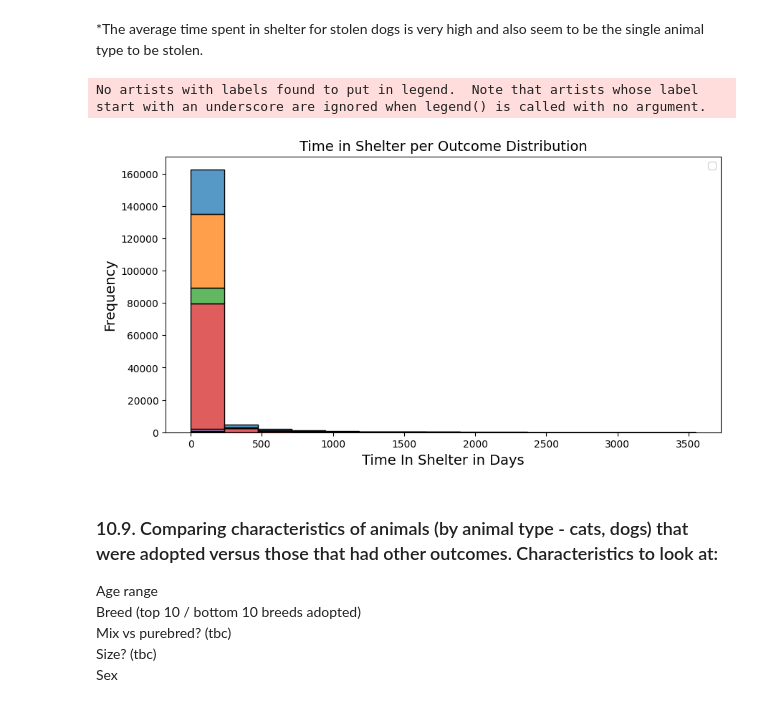
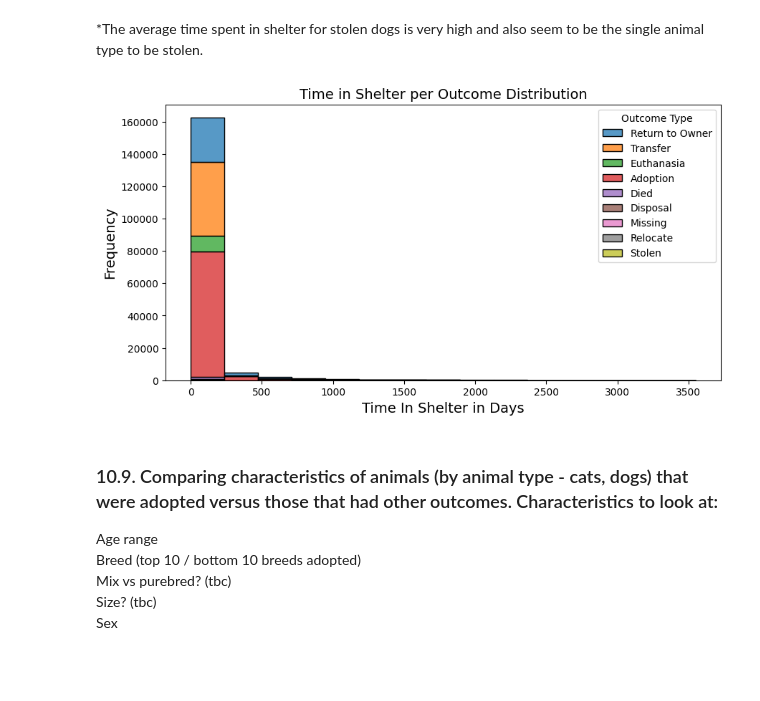
Before and after one commit to a-messmer/AAC_prelim_data_analysis_project, a Jupyter notebook: Project-api.ipynb, the cells around one changed output. Saved outputs shown, nothing was run; the diff lists cells and outputs as text; code cells hidden in the pictures; blank space fills up the shorter version.

Commit message:
Added legend to Time in Shelter histogram

```diff
--- a/Project-api.ipynb
+++ b/Project-api.ipynb
@@ -1658,18 +1658,16 @@ sns.despine(bottom=True)
 # %%
 # Plotting histogram for time in shelter per outcome distribution:
 
 plt.figure(figsize=(10, 5))
-sns.histplot(data=shelter_df, x='Time In Shelter', hue='Outcome Type', multiple='stack', bins=15)
+sns.histplot(data=shelter_df, x='Time In Shelter', hue='Outcome Type', multiple='stack', bins=15, label = 'my label')
 plt.xlabel('Time In Shelter in Days', fontsize = 14)
 plt.ylabel('Frequency', fontsize = 14)
 plt.title('Time in Shelter per Outcome Distribution', fontsize = 14)
-plt.legend(title = 'Outcome Type', title_fontsize = 14, fontsize = 10))
 plt.xticks(size = 10)
 plt.yticks(size = 10)
 plt.show()
 # %% [output]
-No artists with labels found to put in legend.  Note that artists whose label start with an underscore are ignored when legend() is called with no argument.
-[figure, old version]
+[figure, new version]
 # %% [markdown]
 ### 10.9. Comparing characteristics of animals (by animal type - cats, dogs) that were adopted versus those that had other outcomes. Characteristics to look at:
 Age range
```
